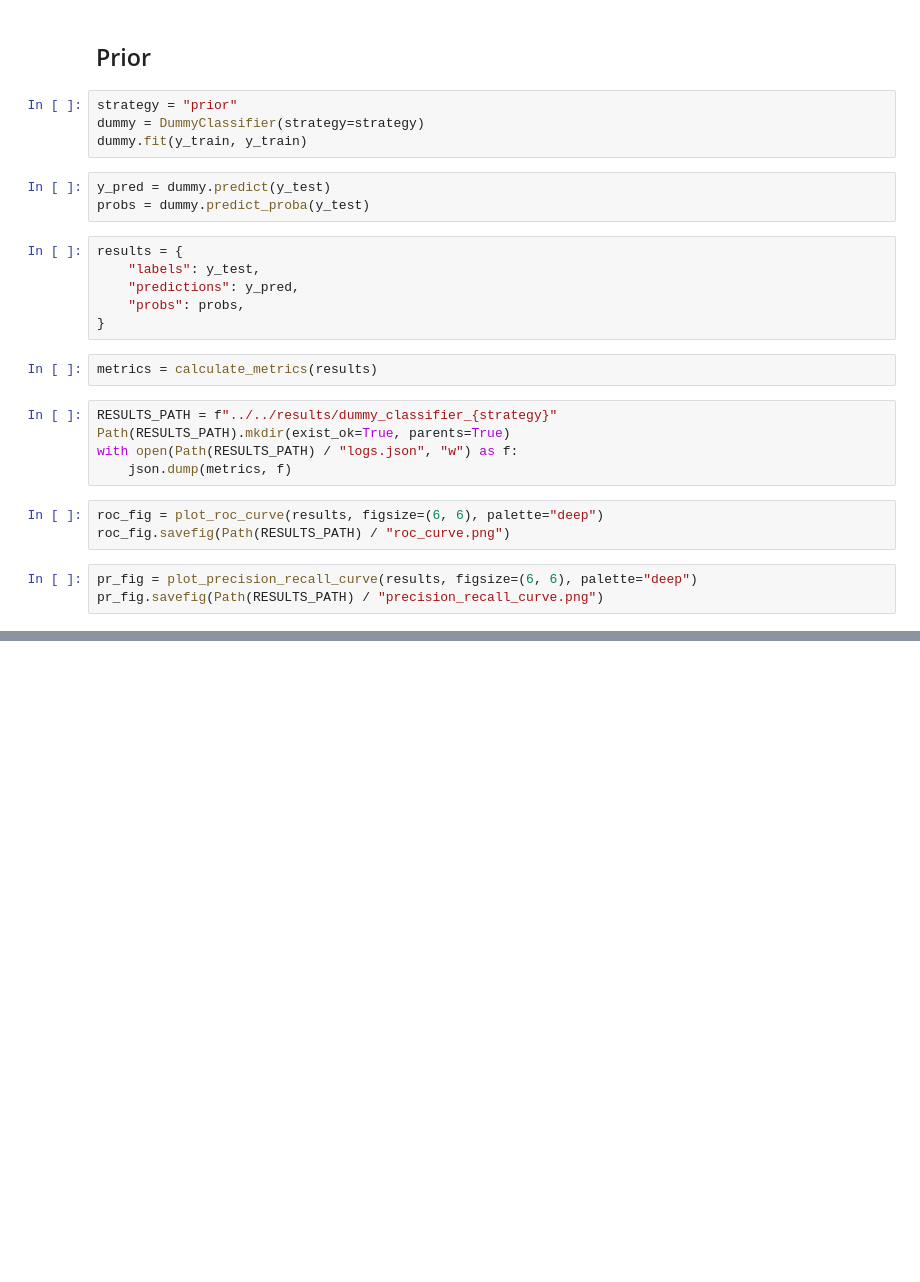
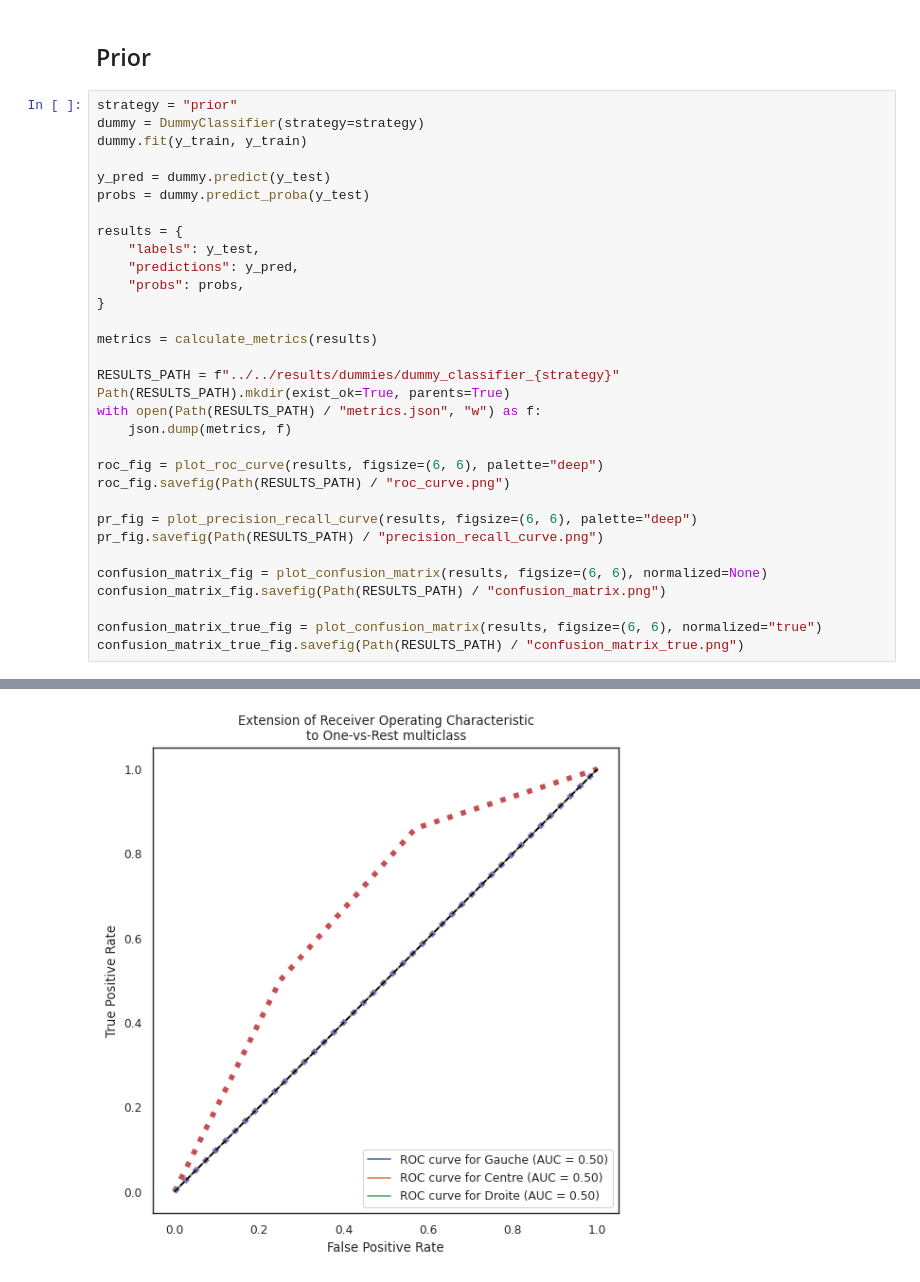
Before and after one commit to gwatkinson/NLP_Assemblee, a Jupyter notebook: docs/notebooks/experiments/dummy_classifier.ipynb, the cells around one changed output, grey strips where cells are left out. Cells and saved outputs as stored; diff of their text form; blank space fills up the shorter version.

```diff
--- a/docs/notebooks/experiments/dummy_classifier.ipynb
+++ b/docs/notebooks/experiments/dummy_classifier.ipynb
@@ -123,28 +178,35 @@ pr_fig.savefig(Path(RESULTS_PATH) / "precision_recall_curve.png")
 # %% [markdown]
 ## Prior
-# %%
-strategy = "prior"
-dummy = DummyClassifier(strategy=strategy)
-dummy.fit(y_train, y_train)
-# %%
-y_pred = dummy.predict(y_test)
-probs = dummy.predict_proba(y_test)
-# %%
-results = {
-    "labels": y_test,
-    "predictions": y_pred,
-    "probs": probs,
-}
-# %%
-metrics = calculate_metrics(results)
-# %%
-RESULTS_PATH = f"../../results/dummy_classifier_{strategy}"
-Path(RESULTS_PATH).mkdir(exist_ok=True, parents=True)
-with open(Path(RESULTS_PATH) / "logs.json", "w") as f:
-    json.dump(metrics, f)
-# %%
-roc_fig = plot_roc_curve(results, figsize=(6, 6), palette="deep")
-roc_fig.savefig(Path(RESULTS_PATH) / "roc_curve.png")
-# %%
-pr_fig = plot_precision_recall_curve(results, figsize=(6, 6), palette="deep")
-pr_fig.savefig(Path(RESULTS_PATH) / "precision_recall_curve.png")
+# %%
+strategy = "prior"
+dummy = DummyClassifier(strategy=strategy)
+dummy.fit(y_train, y_train)
+
+y_pred = dummy.predict(y_test)
+probs = dummy.predict_proba(y_test)
+
+results = {
+    "labels": y_test,
+    "predictions": y_pred,
+    "probs": probs,
+}
+
+metrics = calculate_metrics(results)
+
+RESULTS_PATH = f"../../results/dummies/dummy_classifier_{strategy}"
+Path(RESULTS_PATH).mkdir(exist_ok=True, parents=True)
+with open(Path(RESULTS_PATH) / "metrics.json", "w") as f:
+    json.dump(metrics, f)
+
+roc_fig = plot_roc_curve(results, figsize=(6, 6), palette="deep")
+roc_fig.savefig(Path(RESULTS_PATH) / "roc_curve.png")
+
+pr_fig = plot_precision_recall_curve(results, figsize=(6, 6), palette="deep")
+pr_fig.savefig(Path(RESULTS_PATH) / "precision_recall_curve.png")
+
+confusion_matrix_fig = plot_confusion_matrix(results, figsize=(6, 6), normalized=None)
+confusion_matrix_fig.savefig(Path(RESULTS_PATH) / "confusion_matrix.png")
+
+confusion_matrix_true_fig = plot_confusion_matrix(results, figsize=(6, 6), normalized="true")
+confusion_matrix_true_fig.savefig(Path(RESULTS_PATH) / "confusion_matrix_true.png")
+# %% [output]
@@ -150,0 +217 @@ pr_fig.savefig(Path(RESULTS_PATH) / "precision_recall_curve.png")
+[figure, added]
```
Also changed, not shown: parts of 35 cells of this notebook, 21 other files.
